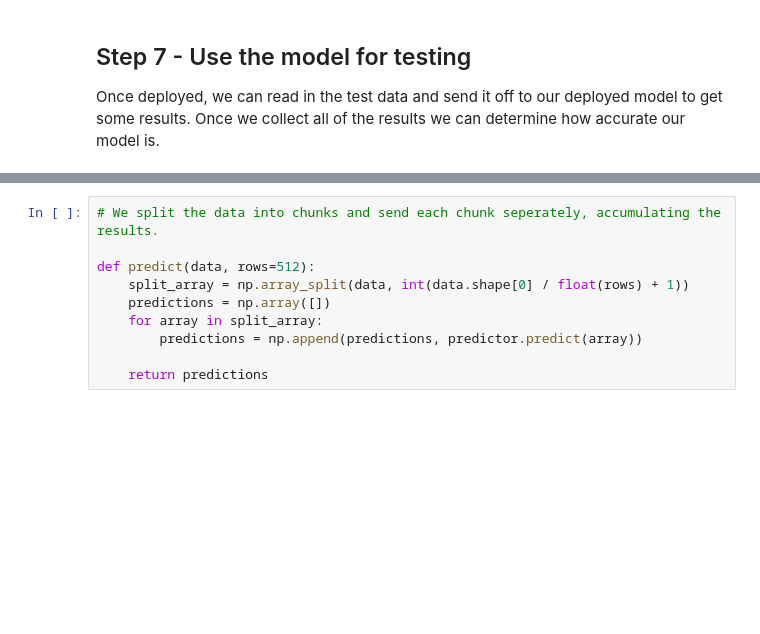
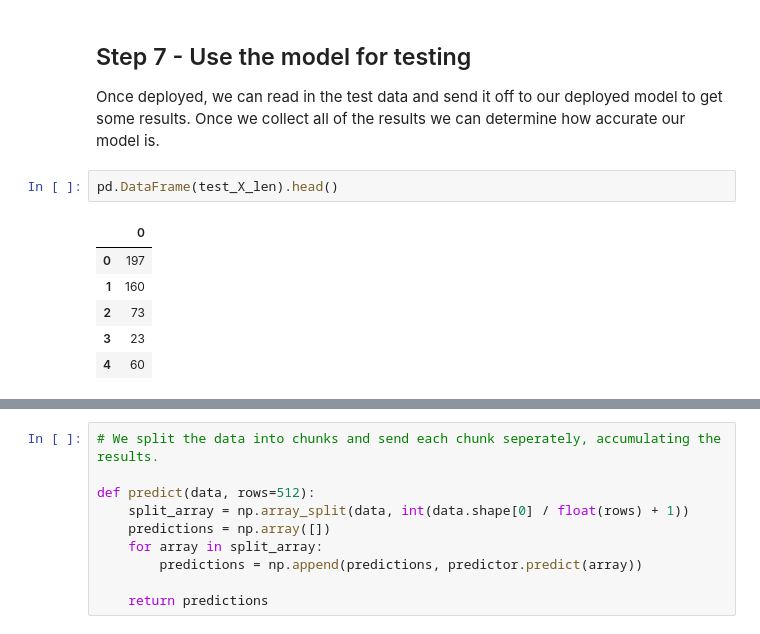
Before and after one commit to bridgecrew-perf6/udacity_sentimen_analysis_deployment, a Jupyter notebook: SageMaker Project.ipynb, the cells around one changed output, grey strips where cells are left out. Saved outputs shown, nothing was run; the diff lists cells and outputs as text; blank space fills up the shorter version.

```diff
--- a/SageMaker Project.ipynb
+++ b/SageMaker Project.ipynb
@@ -553,3 +587,12 @@ In other words **If you are no longer using a deployed endpoint, shut it down!**
 ## Step 7 - Use the model for testing
 
 Once deployed, we can read in the test data and send it off to our deployed model to get some results. Once we collect all of the results we can determine how accurate our model is.
+# %%
+pd.DataFrame(test_X_len).head()
+# %% [output]
+|  | 0 |
+| 0 | 197 |
+| 1 | 160 |
+| 2 | 73 |
+| 3 | 23 |
+| 4 | 60 |
```
Also changed, not shown: parts of 9 cells of this notebook, 1 other file.
